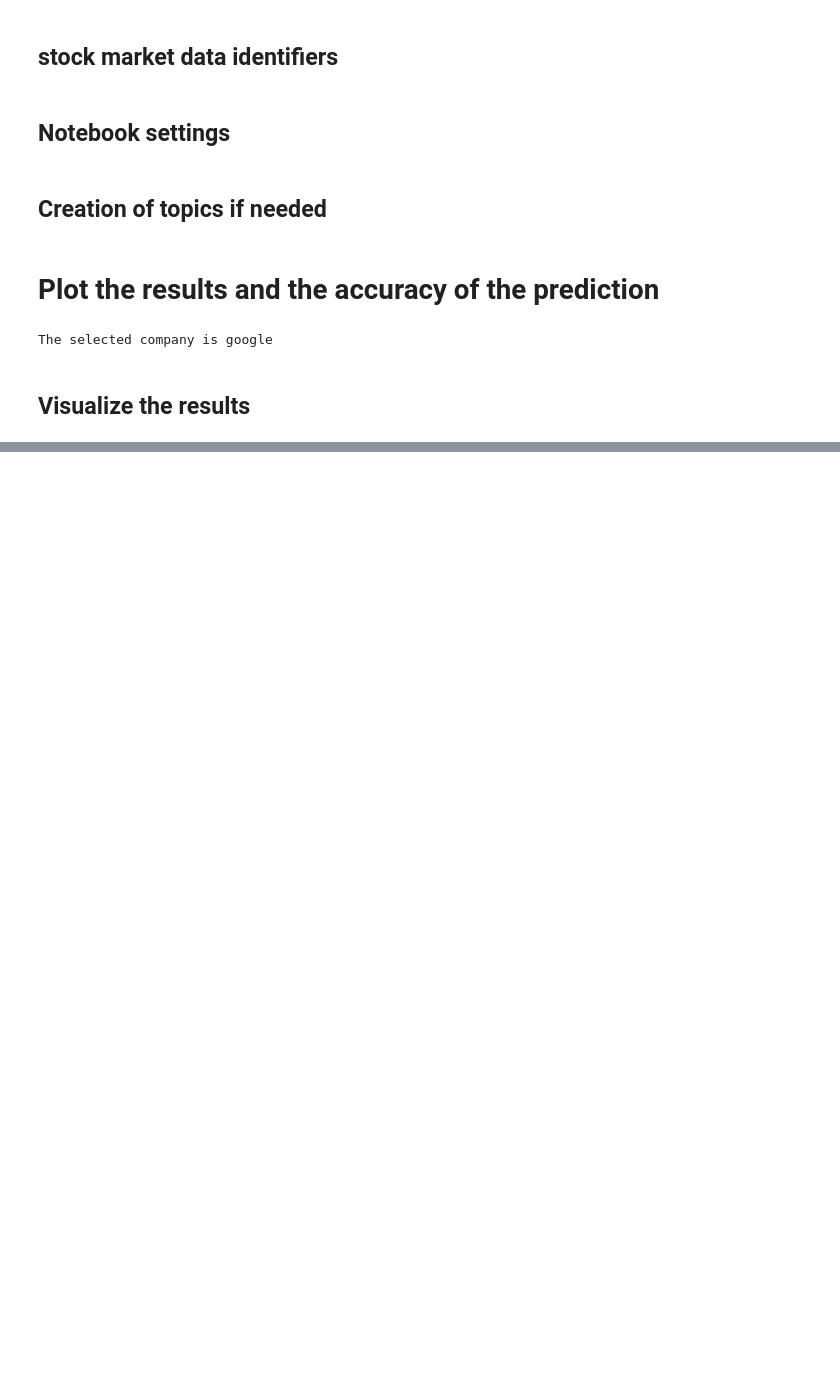
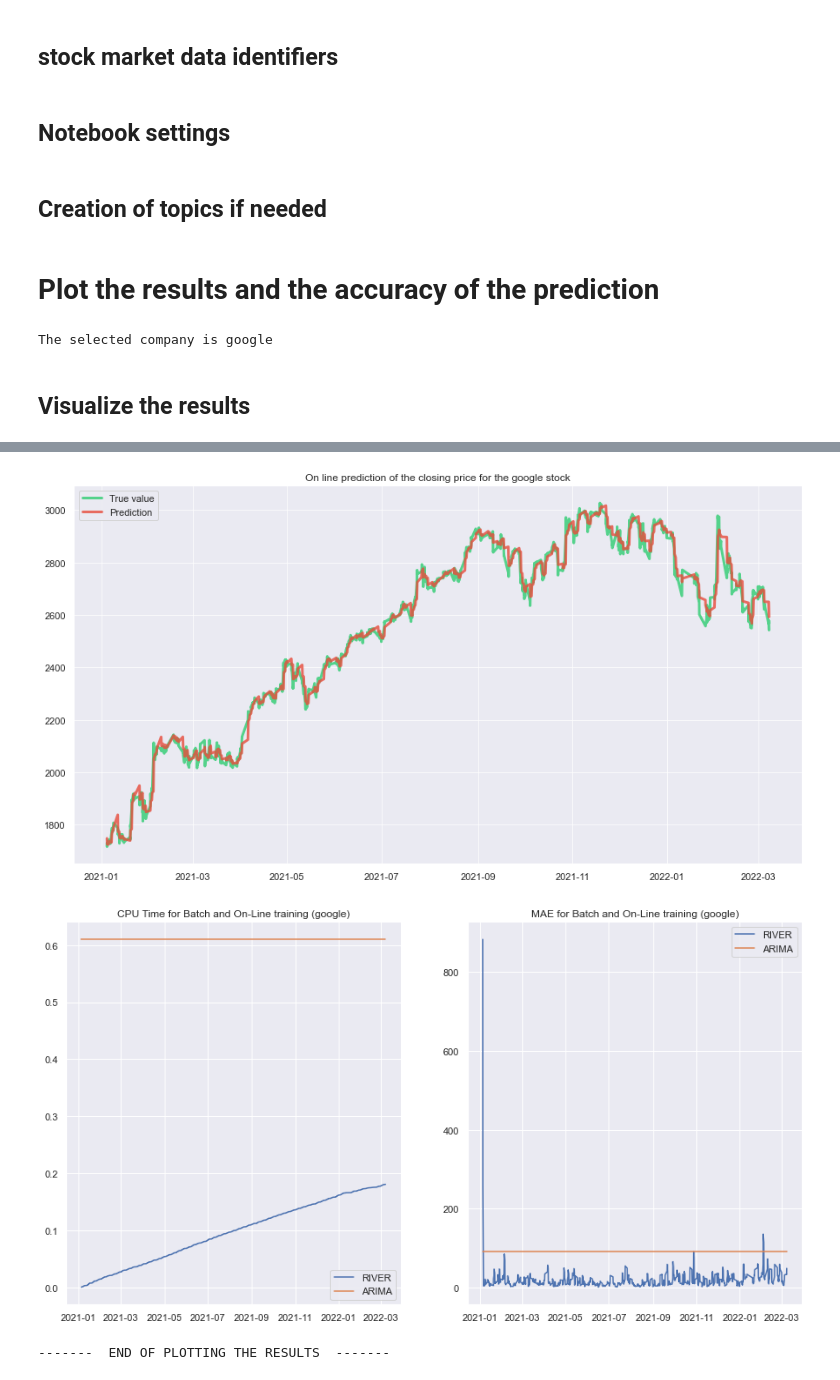
Before and after one commit to hrialan/m2ds-data-stream-project, a Jupyter notebook: 3-NERIN_PERBET_RIALAN__Datastream_sujet_5__Plot.ipynb, the cells around one changed output, grey strips where cells are left out. Drawn from its saved outputs; the diff is of its cells as text; code cells hidden in the pictures; blank space fills up the shorter version.

```diff
--- a/3-NERIN_PERBET_RIALAN__Datastream_sujet_5__Plot.ipynb
+++ b/3-NERIN_PERBET_RIALAN__Datastream_sujet_5__Plot.ipynb
@@ -157,6 +154,25 @@ def plot_the_results(dates, y_trues, y_preds, company):
     ax.legend()
     ax.set_title("On line prediction of the closing price for the {} stock".format(company))
     plt.show()
+# %%
+def plot_the_accuracy(dates, CPU, MAE, CPU_Batch, MAE_Batch, company):
+    plt.figure(figsize=(15, 8))
+    plt.subplot(1, 2, 1)
+    date_batch = [dates[0], dates[len(dates)-1]]
+    val_cpu_batch = [CPU_Batch, CPU_Batch]
+    val_mae_batch = [MAE_Batch, MAE_Batch]
+
+    plt.plot(dates, CPU, label='RIVER')
+    plt.plot(date_batch, val_cpu_batch, label='ARIMA')
+    plt.legend(loc='lower right')
+    plt.title('CPU Time for Batch and On-Line training ({})'.format(company))
+
+    plt.subplot(1, 2, 2)
+    plt.plot(dates, MAE, label='RIVER')
+    plt.plot(date_batch, val_mae_batch, label='ARIMA')
+    plt.legend(loc='upper right')
+    plt.title('MAE for Batch and On-Line training ({})'.format(company))
+    plt.show()
 # %% [markdown]
 ## Launching the servers
 <p><b>LAUNCHING ZOOKEEPER AND KAFKA SERVER ON WINDOWS</b></p>
@@ -233,7 +249,7 @@ The selected company is google
 # %% [markdown]
 ## Visualize the results
 # %%
-def plot_result(The_selected_company):
+def plot_result(CPU_Batch, MAE_Batch, The_selected_company):
 
     if trace_plotting:
         print("-----  PLOTTING THE RESULTS FOR {} ----".format(The_selected_company))
@@ -270,6 +286,7 @@ def plot_result(The_selected_company):
                 clear_output(wait=True)
                 time.sleep(sommeil)
                 plot_the_results(dates, y_true, y_pred, The_selected_company)
+                plot_the_accuracy(dates, CPU, MAE, CPU_Batch, MAE_Batch, The_selected_company)
                 time.sleep(sommeil)
 
     except KeyboardInterrupt:
@@ -285,0 +298,4 @@ plot_result(The_selected_company)
+# %%
+# Get the Batch results
+df_Batch_results = pd.read_csv("ARMA_performance.csv", sep=";", decimal=",", index_col=0)
+df_Batch_results
@@ -285,0 +313,10 @@ plot_result(The_selected_company)
+# %%
+Condition = df_Batch_results["Company"] == The_selected_company
+CPU_Batch = df_Batch_results[Condition]["CPU_time"].values[0]
+MAE_Batch = df_Batch_results[Condition]["MAE"].values[0]
+
+plot_result(CPU_Batch, MAE_Batch, The_selected_company)
+# %% [output]
+[figure, added]
+[figure, added]
+-------  END OF PLOTTING THE RESULTS  -------
```
Also changed, not shown: parts of 4 cells of this notebook, 2 other files.
